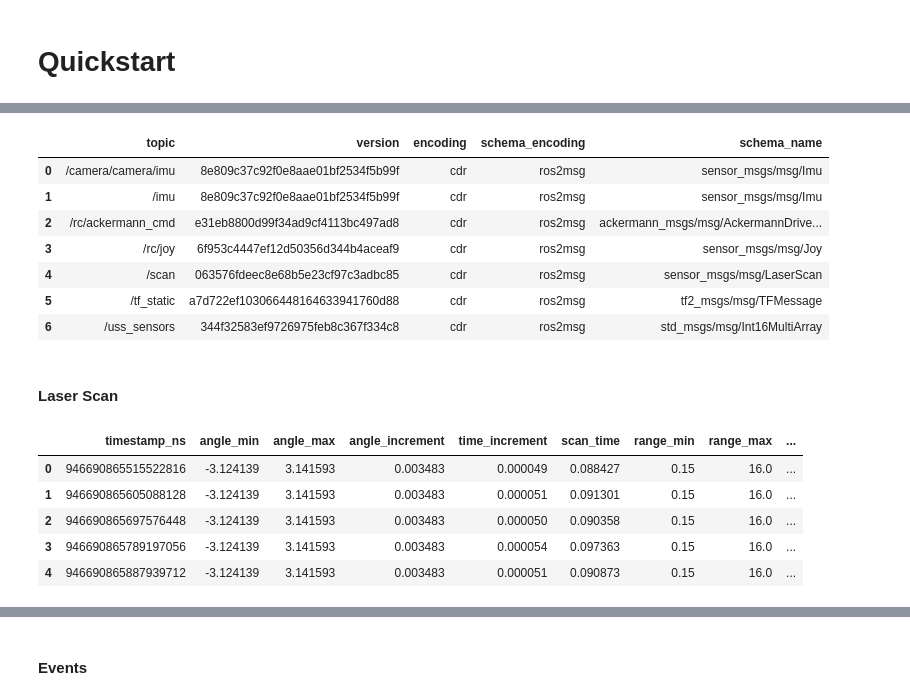
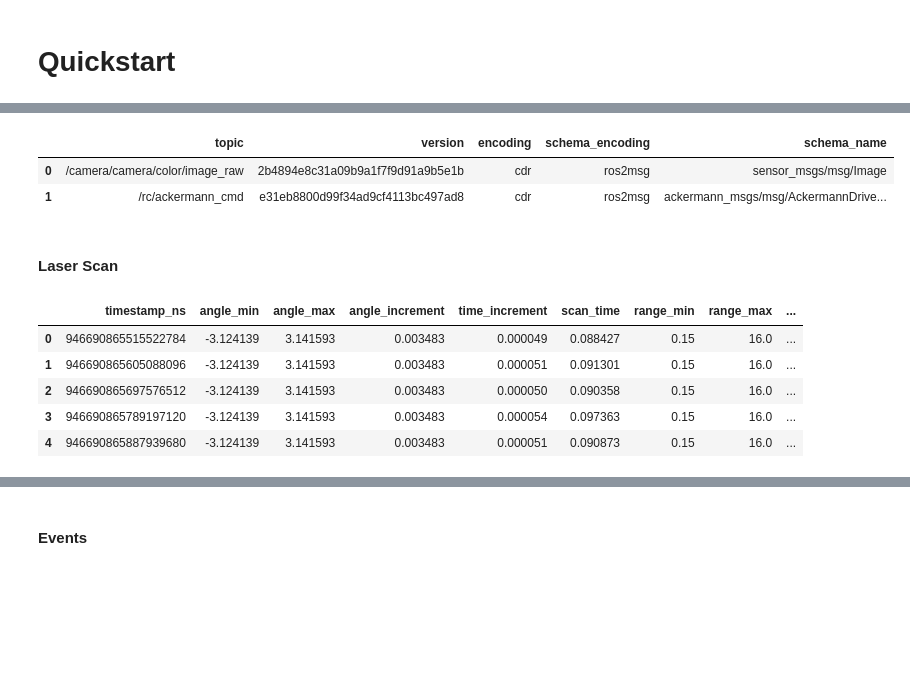
Before and after one commit to william-mx/foxflow, a Jupyter notebook: examples/01_quickstart.ipynb, the cells around one changed output, grey strips where cells are left out. Cells and saved outputs as stored; diff of their text form; code cells hidden in the pictures; blank space fills up the shorter version.

```diff
--- a/examples/01_quickstart.ipynb
+++ b/examples/01_quickstart.ipynb
@@ -38,27 +39,23 @@ parking_spot_scan_boxes                  → rec_0e0uXPnkLdMrAJ1I
 # %%
-df_info = r.select_recording_by_name('parking_spot_scan_boxes')
+df_info = r.select_recording_by_name('testfile')
 display(df_info)
 # %% [output]
 |  | topic | version | encoding | schema_encoding | schema_name |
-| 0 | /camera/camera/imu | 8e809c37c92f0e8aae01bf2534f5b99f | cdr | ros2msg | sensor_msgs/msg/Imu |
-| 1 | /imu | 8e809c37c92f0e8aae01bf2534f5b99f | cdr | ros2msg | sensor_msgs/msg/Imu |
-| 2 | /rc/ackermann_cmd | e31eb8800d99f34ad9cf4113bc497ad8 | cdr | ros2msg | ackermann_msgs/msg/AckermannDrive... |
-| 3 | /rc/joy | 6f953c4447ef12d50356d344b4aceaf9 | cdr | ros2msg | sensor_msgs/msg/Joy |
-| 4 | /scan | 063576fdeec8e68b5e23cf97c3adbc85 | cdr | ros2msg | sensor_msgs/msg/LaserScan |
-| 5 | /tf_static | a7d722ef103066448164633941760d88 | cdr | ros2msg | tf2_msgs/msg/TFMessage |
-| 6 | /uss_sensors | 344f32583ef9726975feb8c367f334c8 | cdr | ros2msg | std_msgs/msg/Int16MultiArray |
+| 0 | /camera/camera/color/image_raw | 2b4894e8c31a09b9a1f7f9d91a9b5e1b | cdr | ros2msg | sensor_msgs/msg/Image |
+| 1 | /rc/ackermann_cmd | e31eb8800d99f34ad9cf4113bc497ad8 | cdr | ros2msg | ackermann_msgs/msg/AckermannDrive... |
 # %% [markdown]
 #### Laser Scan
 # %%
+df_info = r.select_recording_by_name('parking_spot_scan_boxes')
 df_scan = r.read_topic('/scan')[0]
 df_scan.head()
 # %% [output]
 |  | timestamp_ns | angle_min | angle_max | angle_increment | time_increment | scan_time | range_min | range_max | ... |
-| 0 | 946690865515522816 | -3.124139 | 3.141593 | 0.003483 | 0.000049 | 0.088427 | 0.15 | 16.0 | ... |
-| 1 | 946690865605088128 | -3.124139 | 3.141593 | 0.003483 | 0.000051 | 0.091301 | 0.15 | 16.0 | ... |
-| 2 | 946690865697576448 | -3.124139 | 3.141593 | 0.003483 | 0.000050 | 0.090358 | 0.15 | 16.0 | ... |
-| 3 | 946690865789197056 | -3.124139 | 3.141593 | 0.003483 | 0.000054 | 0.097363 | 0.15 | 16.0 | ... |
-| 4 | 946690865887939712 | -3.124139 | 3.141593 | 0.003483 | 0.000051 | 0.090873 | 0.15 | 16.0 | ... |
+| 0 | 946690865515522784 | -3.124139 | 3.141593 | 0.003483 | 0.000049 | 0.088427 | 0.15 | 16.0 | ... |
+| 1 | 946690865605088096 | -3.124139 | 3.141593 | 0.003483 | 0.000051 | 0.091301 | 0.15 | 16.0 | ... |
+| 2 | 946690865697576512 | -3.124139 | 3.141593 | 0.003483 | 0.000050 | 0.090358 | 0.15 | 16.0 | ... |
+| 3 | 946690865789197120 | -3.124139 | 3.141593 | 0.003483 | 0.000054 | 0.097363 | 0.15 | 16.0 | ... |
+| 4 | 946690865887939680 | -3.124139 | 3.141593 | 0.003483 | 0.000051 | 0.090873 | 0.15 | 16.0 | ... |
 # %%
 row = df_scan.iloc[0]
 
```
Also changed, not shown: parts of 12 cells of this notebook.
